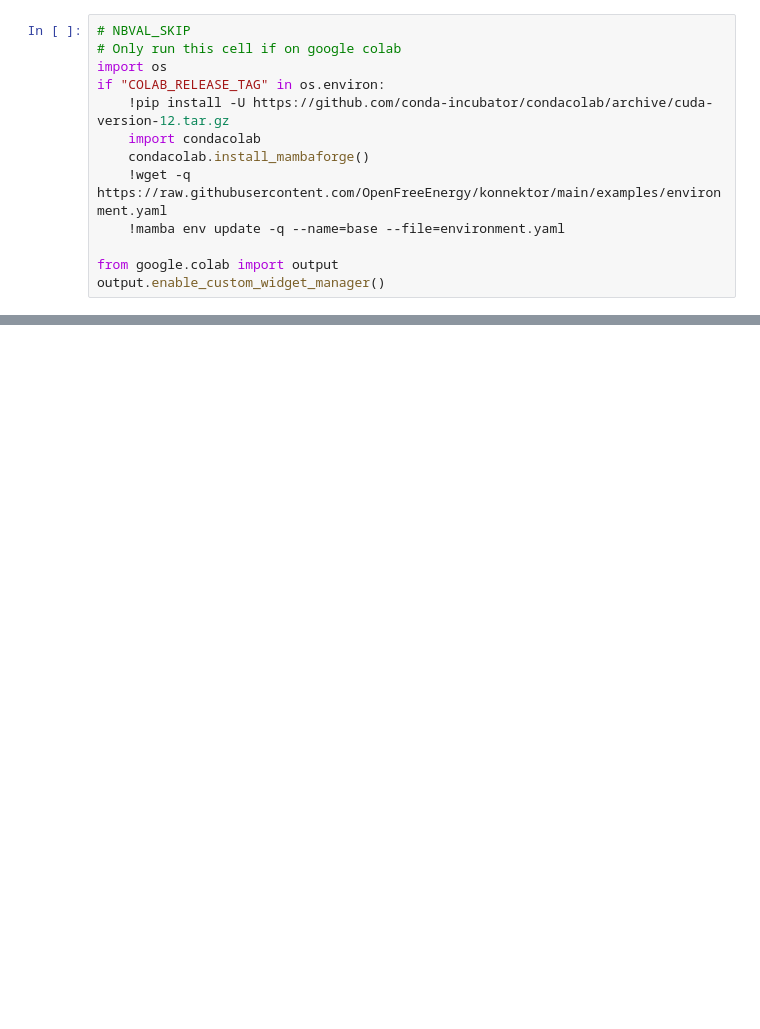
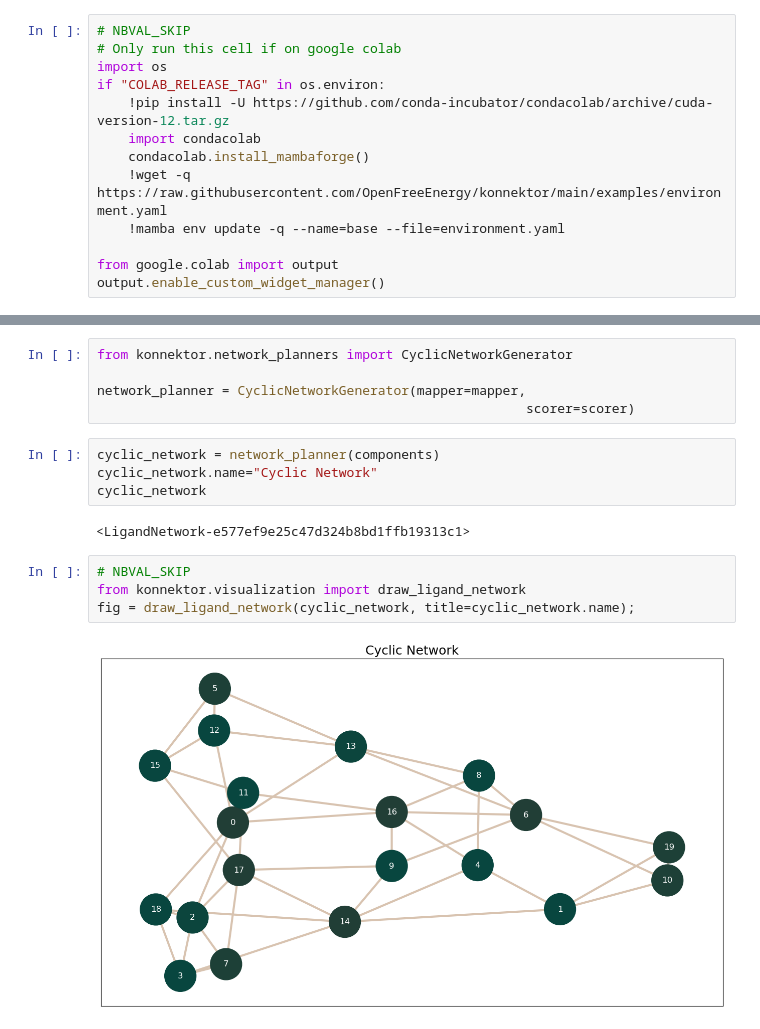
Before and after one commit to OpenFreeEnergy/konnektor, a Jupyter notebook: examples/konnektor_example.ipynb, the cells around one changed output, grey strips where cells are left out. Saved outputs shown, nothing was run; the diff lists cells and outputs as text; blank space fills up the shorter version.

```diff
--- a/examples/konnektor_example.ipynb
+++ b/examples/konnektor_example.ipynb
@@ -83,0 +77,17 @@ draw_network_widget(starry_sky_network);
+# %%
+from konnektor.network_planners import CyclicNetworkGenerator
+
+network_planner = CyclicNetworkGenerator(mapper=mapper,
+                                                       scorer=scorer)
+# %%
+cyclic_network = network_planner(components)
+cyclic_network.name="Cyclic Network"
+cyclic_network
+# %% [output]
+<LigandNetwork-e577ef9e25c47d324b8bd1ffb19313c1>
+# %%
+# NBVAL_SKIP
+from konnektor.visualization import draw_ligand_network
+fig = draw_ligand_network(cyclic_network, title=cyclic_network.name);
+# %% [output]
+[figure, added]
```
Also changed, not shown: parts of 55 cells of this notebook, 6 other files.
